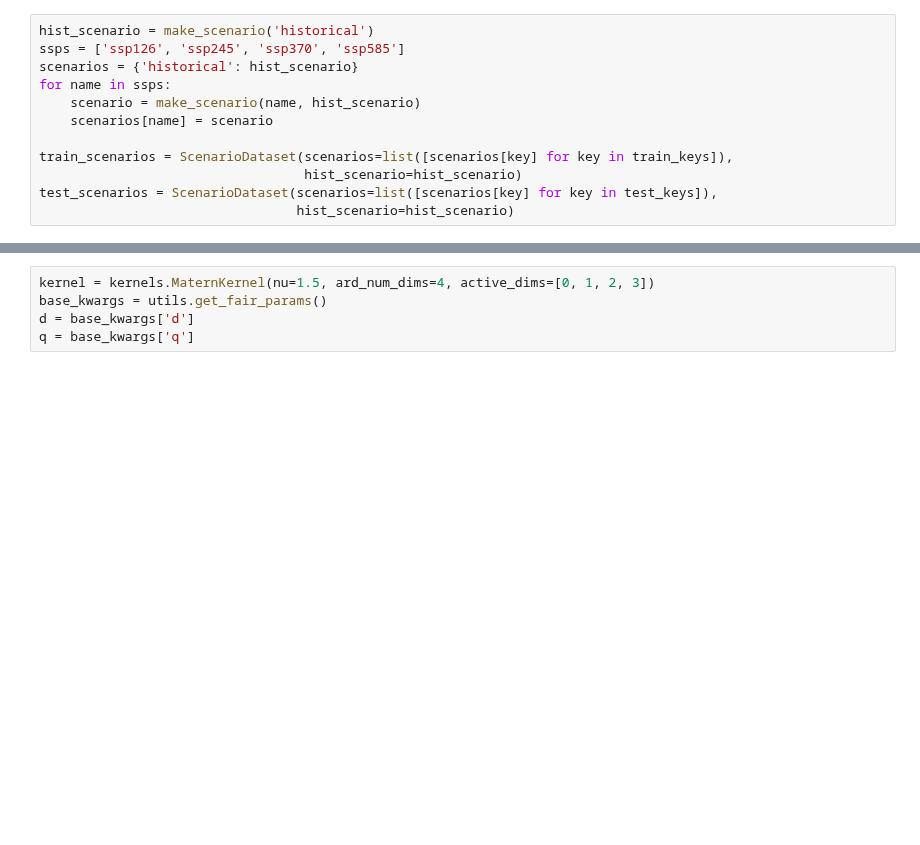
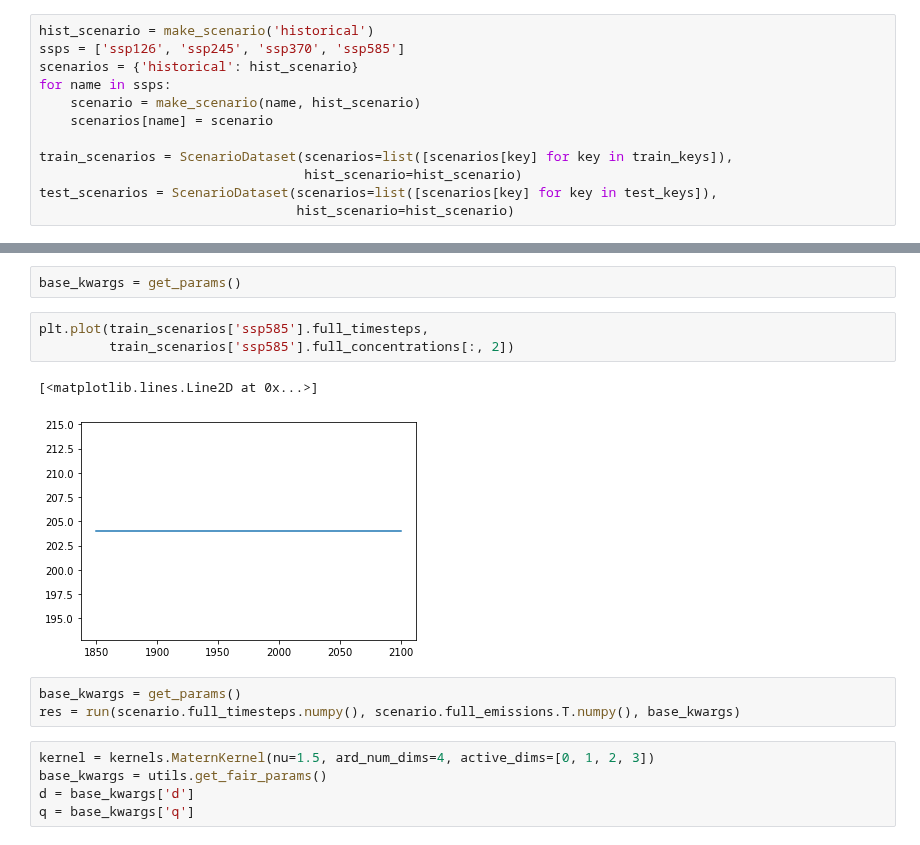
Before and after one commit to shahineb/FaIRGP, a Jupyter notebook: notebooks/250522-GFaIR-attempt-v2.3.ipynb, the cells around one changed output, grey strips where cells are left out. Drawn from its saved outputs; the diff is of its cells as text; blank space fills up the shorter version.

```diff
--- a/notebooks/250522-GFaIR-attempt-v2.3.ipynb
+++ b/notebooks/250522-GFaIR-attempt-v2.3.ipynb
@@ -72,3 +89,14 @@ plt.plot(hist_scenario.timesteps, res['C'][3, :])
+# %%
+base_kwargs = get_params()
+# %%
+plt.plot(train_scenarios['ssp585'].full_timesteps,
+         train_scenarios['ssp585'].full_concentrations[:, 2])
+# %% [output]
+[<matplotlib.lines.Line2D at 0x...>]
+[figure, added]
+# %%
+base_kwargs = get_params()
+res = run(scenario.full_timesteps.numpy(), scenario.full_emissions.T.numpy(), base_kwargs)
 # %%
 kernel = kernels.MaternKernel(nu=1.5, ard_num_dims=4, active_dims=[0, 1, 2, 3])
 base_kwargs = utils.get_fair_params()
```
Also changed, not shown: parts of 10 cells of this notebook, 4 other files.
